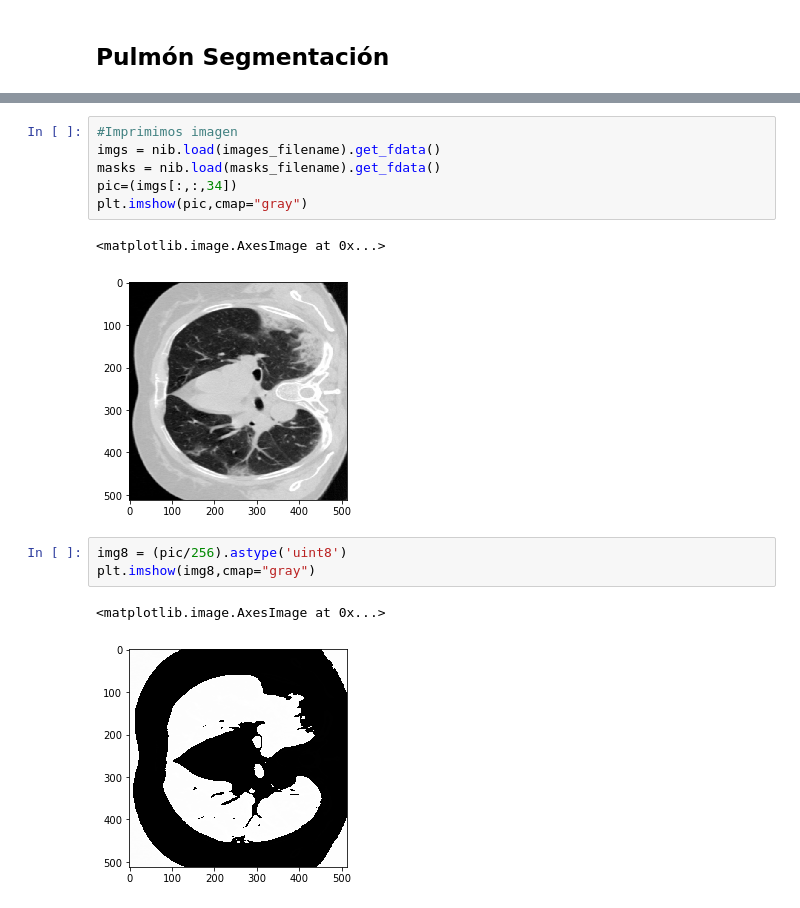
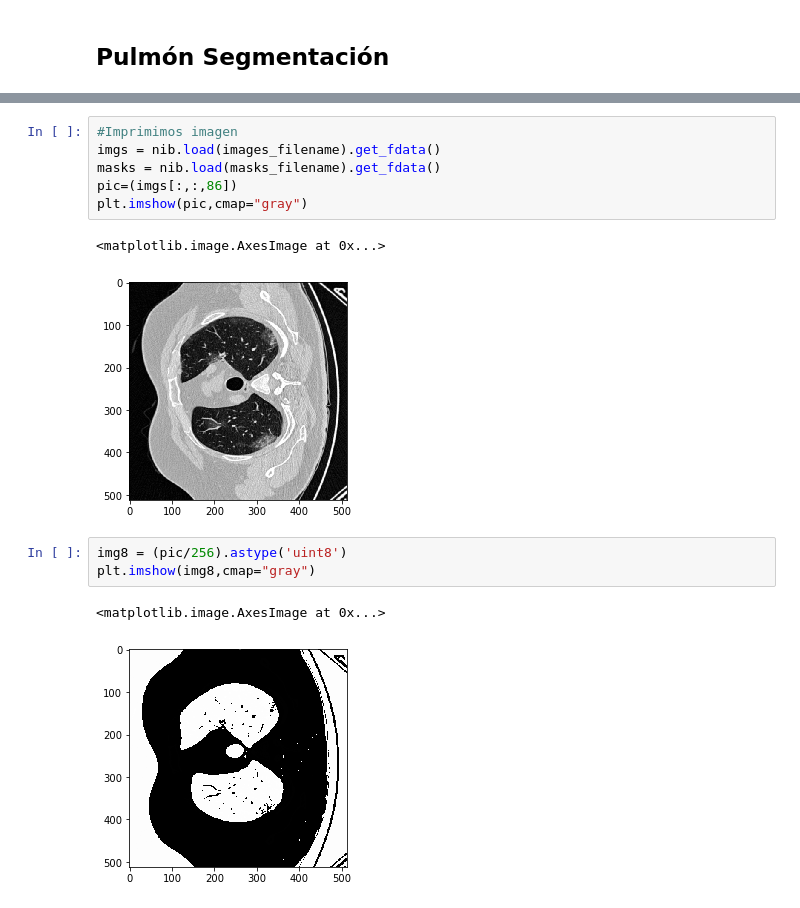
Before and after one commit to OscarEsC/covid19_symptoms_detector, a Jupyter notebook: covid19_symptoms_detector.py.ipynb, the cells around one changed output, grey strips where cells are left out. Saved outputs shown, nothing was run; the diff lists cells and outputs as text.

```diff
--- a/covid19_symptoms_detector.py.ipynb
+++ b/covid19_symptoms_detector.py.ipynb
@@ -621,18 +631,18 @@ plt.imshow(imagen_negra,cmap="gray")
 # %%
 #Imprimimos imagen
 imgs = nib.load(images_filename).get_fdata()
 masks = nib.load(masks_filename).get_fdata()
-pic=(imgs[:,:,34])
+pic=(imgs[:,:,86])
 plt.imshow(pic,cmap="gray")
 # %% [output]
 <matplotlib.image.AxesImage at 0x...>
-[figure, old version]
+[figure, new version]
 # %%
 img8 = (pic/256).astype('uint8')
 plt.imshow(img8,cmap="gray")
 # %% [output]
 <matplotlib.image.AxesImage at 0x...>
-[figure, old version]
+[figure, new version]
 # %%
 blur = cv2.GaussianBlur(img8,(7,7),0)
 plt.imshow(blur,cmap="gray")
```
Also changed, not shown: parts of 22 cells of this notebook.
